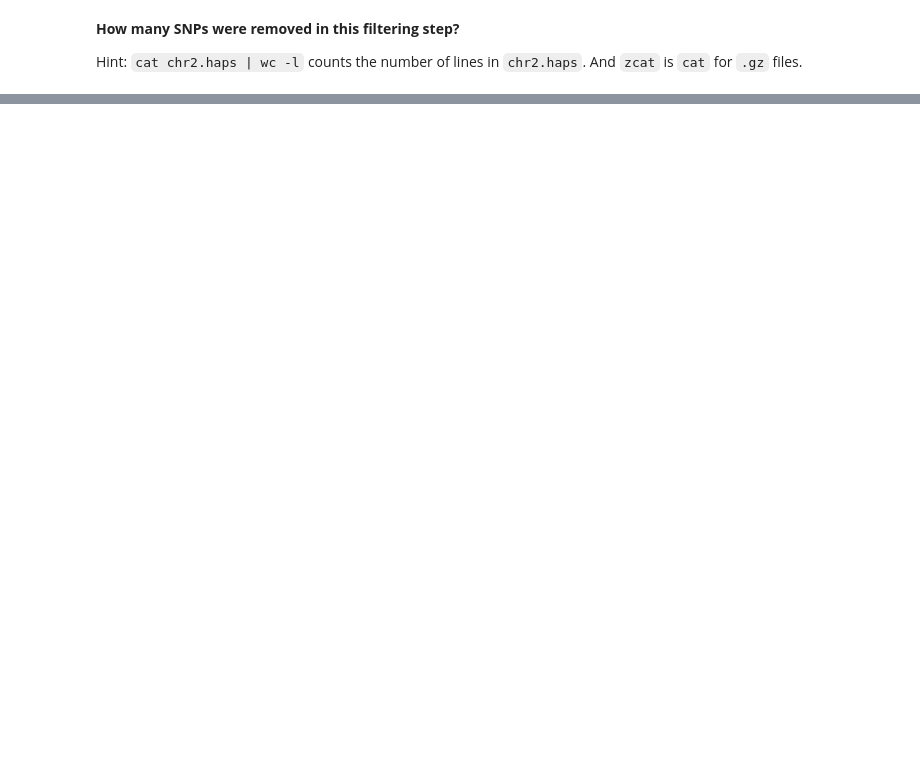
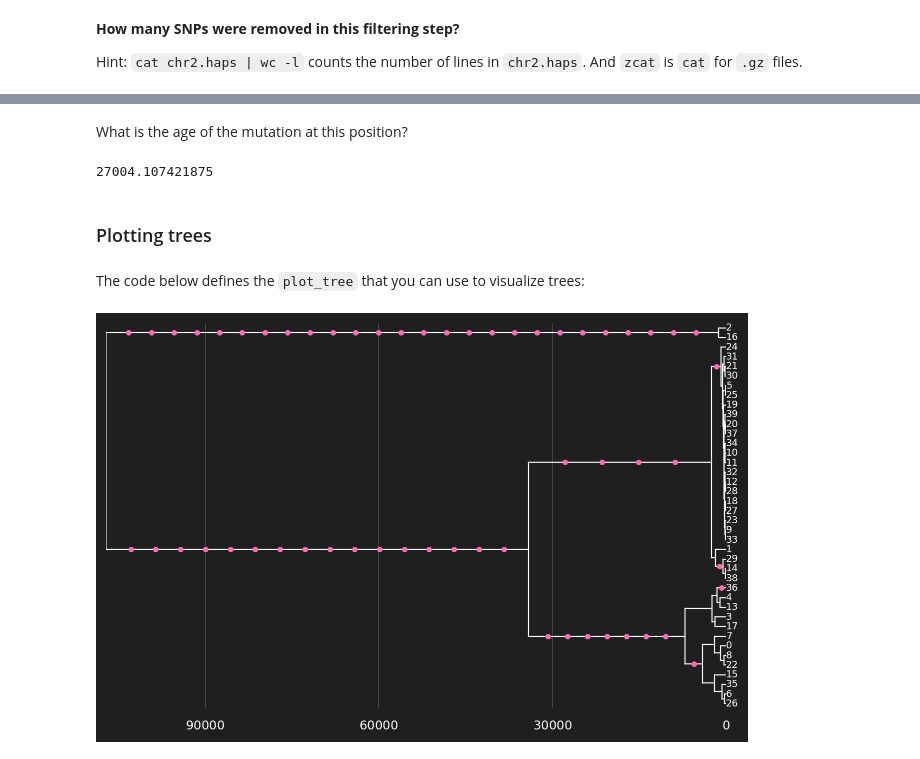
Before and after one commit to munch-group/relate-tree-exercise, a Jupyter notebook: notebook.ipynb, the cells around one changed output, grey strips where cells are left out. Cells and saved outputs as stored; diff of their text form; code cells hidden in the pictures; blank space fills up the shorter version.

```diff
--- a/notebook.ipynb
+++ b/notebook.ipynb
@@ -218,0 +206,6 @@ display(HTML("<div>" + "".join(svgs) + "</div>"))
+# %%
+pos = 130000000
+positions = ts.sites_position  # array of all site positions
+idx = np.searchsorted(positions, pos) # get the index of the site closest to that position
+site = ts.site(idx) # get the site object using the index
+site
@@ -218,0 +223,3 @@ display(HTML("<div>" + "".join(svgs) + "</div>"))
+# %%
+mut = site.mutations[0]
+print(site.position, mut.id, mut.node, mut.derived_state)
@@ -218,0 +232,4 @@ display(HTML("<div>" + "".join(svgs) + "</div>"))
+# %%
+idx = np.argmin(gbr_df.when_mutation_has_freq2)
+pos = gbr_df.iloc[idx].pos.item()
+pos
@@ -218,0 +240,3 @@ display(HTML("<div>" + "".join(svgs) + "</div>"))
+# %%
+tree = ts.at(pos)
+tree
@@ -218,0 +251,10 @@ display(HTML("<div>" + "".join(svgs) + "</div>"))
+# %% [markdown]
+What is the age of the mutation at this position?
+# %%
+tree.time(mut.node)
+# %% [output]
+27004.107421875
+# %% [markdown]
+### Plotting trees
+# %% [markdown]
+The code below defines the `plot_tree` that you can use to visualize trees:
@@ -218,0 +456,4 @@ display(HTML("<div>" + "".join(svgs) + "</div>"))
+# %%
+plot_tree(tree) ;
+# %% [output]
+[figure, added]
```
Also changed, not shown: parts of 76 cells of this notebook, 3 other files.
